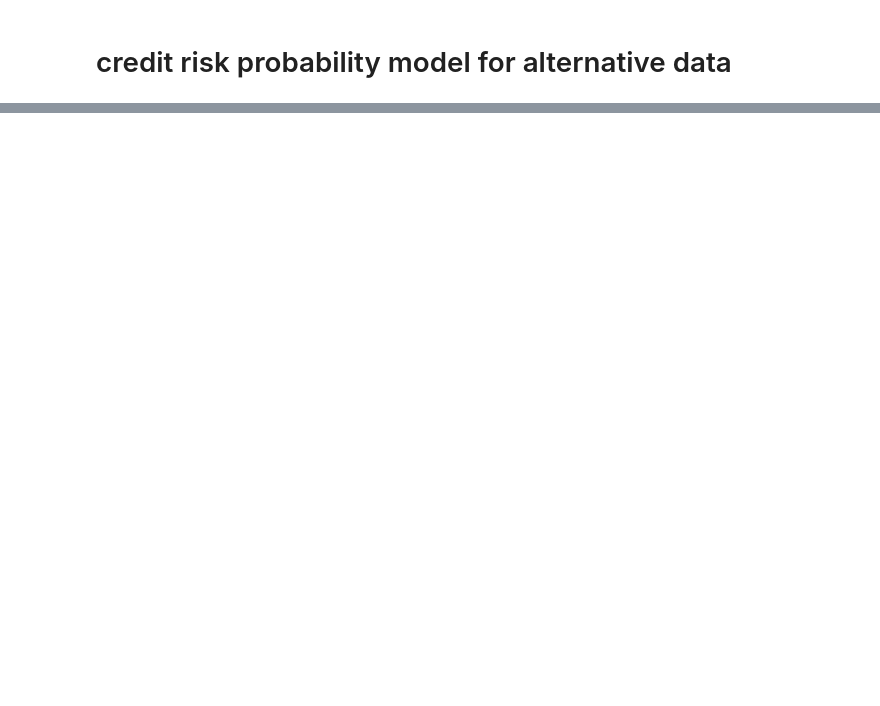
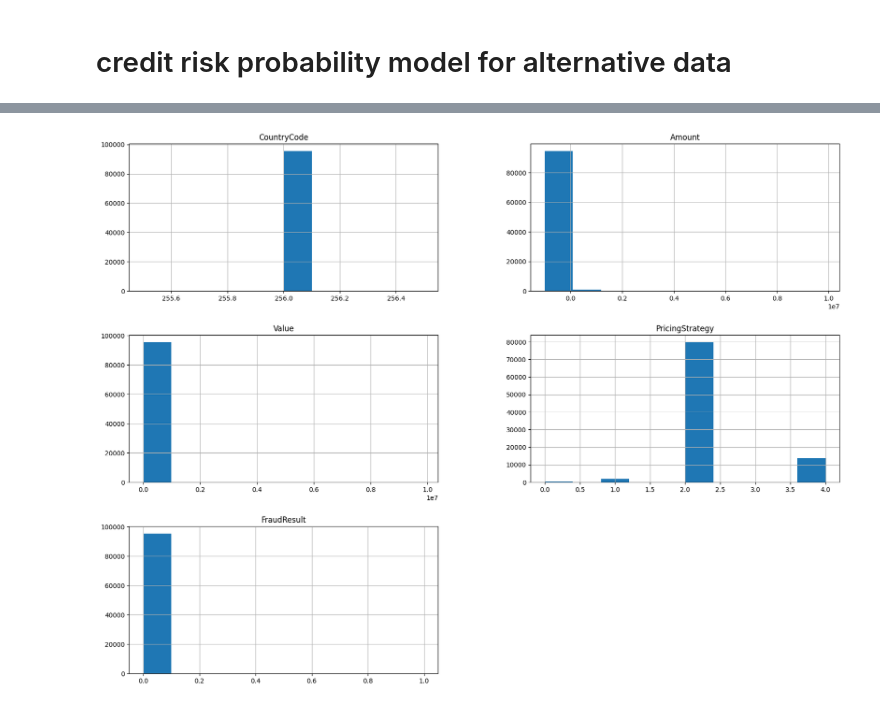
Before and after one commit to Johanion/Credit-Risk-probability-Model-for-Alternative-Data, a Jupyter notebook: notebooks/main.ipynb, the cells around one changed output, grey strips where cells are left out. Cells and saved outputs as stored; diff of their text form; code cells hidden in the pictures; blank space fills up the shorter version.

```diff
--- a/notebooks/main.ipynb
+++ b/notebooks/main.ipynb
@@ -24,0 +71,5 @@ df.head(10)
+# %%
+df.hist(figsize=(20,15), bins=10)
+plt.show()
+# %% [output]
+[figure, added]
```
Also changed, not shown: parts of 11 cells of this notebook.
